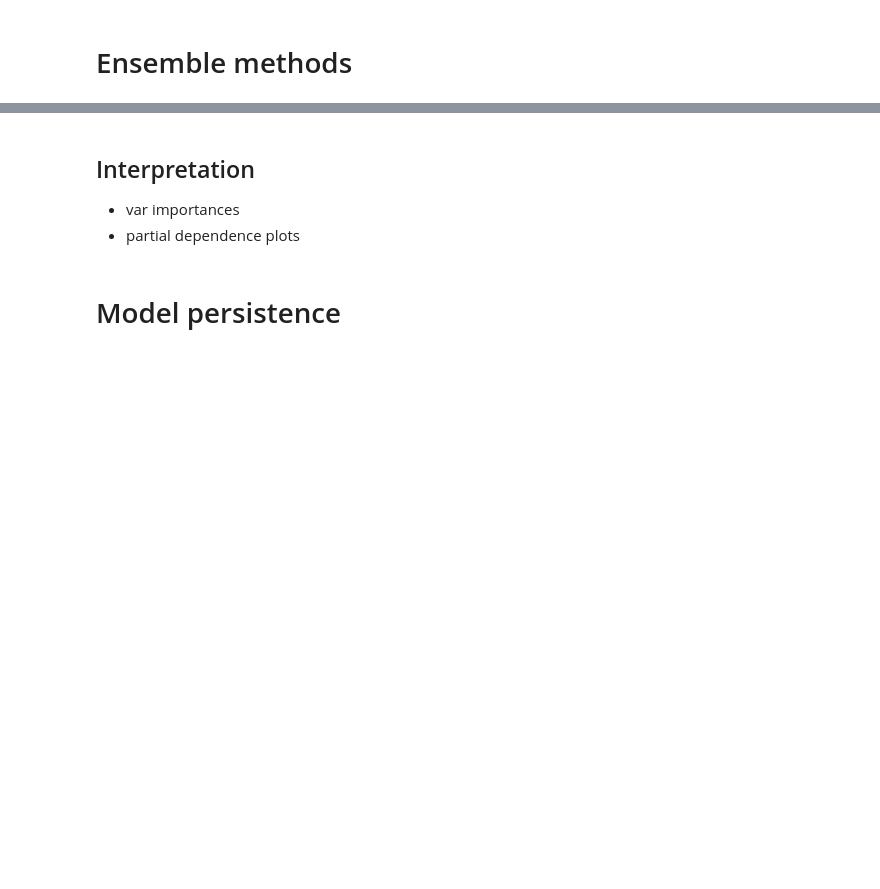
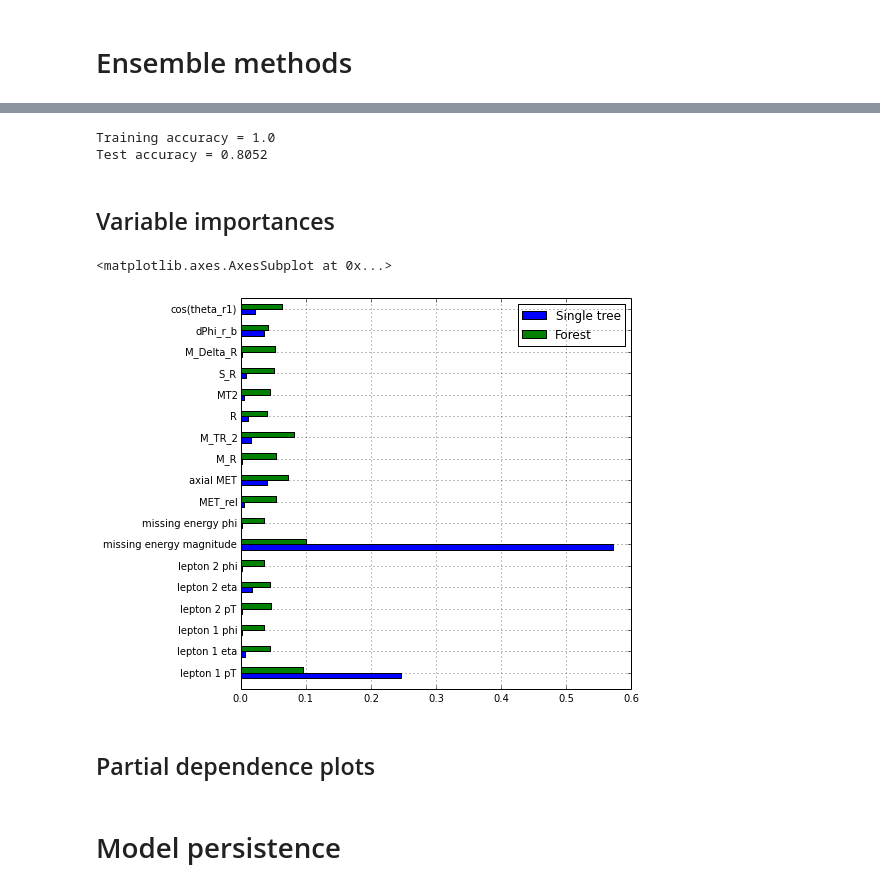
Before and after one commit to glouppe/tutorial-sklearn-lhcb, a Jupyter notebook: An introduction to Machine Learning with Scikit-Learn.ipynb, the cells around one changed output, grey strips where cells are left out. Drawn from its saved outputs; the diff is of its cells as text; code cells hidden in the pictures; blank space fills up the shorter version.

Commit message:
forests

```diff
--- a/An introduction to Machine Learning with Scikit-Learn.ipynb
+++ b/An introduction to Machine Learning with Scikit-Learn.ipynb
@@ -406,5 +415,28 @@ print("%f +-%f" % (np.mean(scores), np.std(scores)))
+# %%
+from sklearn.cross_validation import train_test_split
+X_train, X_test, y_train, y_test = train_test_split(X, y, random_state=1)
+
+from sklearn.ensemble import ExtraTreesClassifier
+forest = ExtraTreesClassifier(n_estimators=500).fit(X_train, y_train)
+
+print("Training accuracy =", forest.score(X_train, y_train))
+print("Test accuracy =", forest.score(X_test, y_test))
+# %% [output]
+Training accuracy = 1.0
+Test accuracy = 0.8052
+# %% [markdown]
+## Variable importances
+# %%
+feature_names = df.columns[1:]
+
+importances = pd.DataFrame()
+importances["Single tree"] = pd.Series(grid.best_estimator_.feature_importances_,
+                                index=feature_names)
+importances["Forest"] = pd.Series(forest.feature_importances_,
+                              index=feature_names)
+importances.plot(kind="barh")
+# %% [output]
+<matplotlib.axes.AxesSubplot at 0x...>
+[figure, added]
 # %% [markdown]
-## Interpretation
-
-- var importances
-- partial dependence plots
+## Partial dependence plots
```
Also changed, not shown: parts of 5 cells of this notebook, 1 other file.
